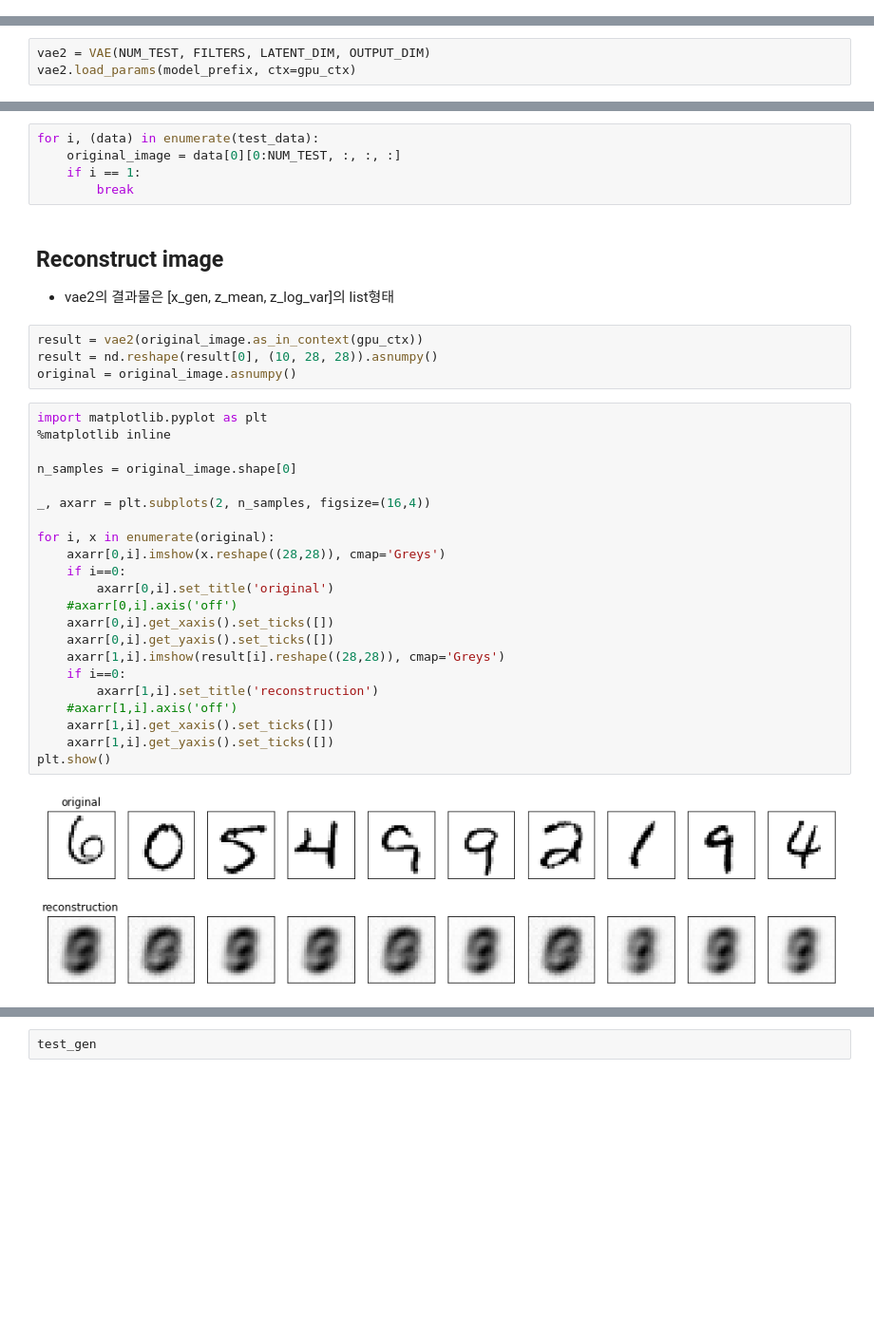
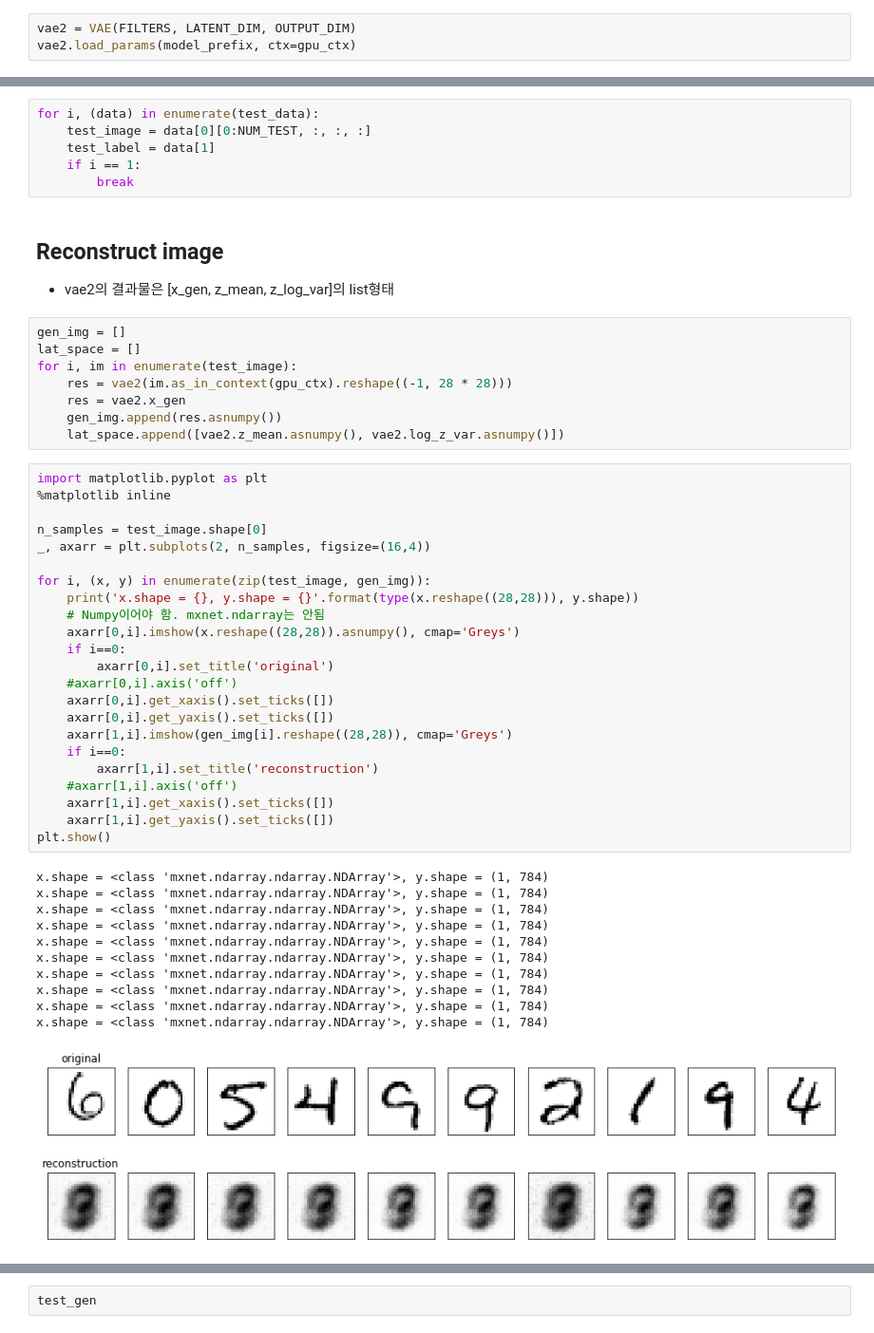
Before and after one commit to ski-net/dl_study_with_gluon, a Jupyter notebook: VAE/notebooks/VAE_using_MLP.ipynb, the cells around one changed output, grey strips where cells are left out. Shown: that part at 95% size. Saved outputs shown, nothing was run; the diff lists cells and outputs as text; blank space fills up the shorter version.

```diff
--- a/VAE/notebooks/VAE_using_MLP.ipynb
+++ b/VAE/notebooks/VAE_using_MLP.ipynb
@@ -253,3 +256,6 @@ vae.save_params(model_prefix)
 # Predict
 # %% [markdown]
 ## Load model
+# %%
+vae2 = VAE(FILTERS, LATENT_DIM, OUTPUT_DIM)
+vae2.load_params(model_prefix, ctx=gpu_ctx)
@@ -256,5 +271,2 @@ vae.save_params(model_prefix)
 # %%
 NUM_TEST = 10
-# %%
-vae2 = VAE(NUM_TEST, FILTERS, LATENT_DIM, OUTPUT_DIM)
-vae2.load_params(model_prefix, ctx=gpu_ctx)
@@ -279,39 +273,55 @@ Loading BokehJS ...
 # %%
 for i, (data) in enumerate(test_data):
-    original_image = data[0][0:NUM_TEST, :, :, :]
+    test_image = data[0][0:NUM_TEST, :, :, :]
+    test_label = data[1]
     if i == 1:
         break
 # %% [markdown]
 ## Reconstruct image
   * vae2의 결과물은 [x_gen, z_mean, z_log_var]의 list형태
-# %%
-result = vae2(original_image.as_in_context(gpu_ctx))
-result = nd.reshape(result[0], (10, 28, 28)).asnumpy()
-original = original_image.asnumpy()
+# %%
+gen_img = []
+lat_space = []
+for i, im in enumerate(test_image):
+    res = vae2(im.as_in_context(gpu_ctx).reshape((-1, 28 * 28)))
+    res = vae2.x_gen
+    gen_img.append(res.asnumpy())
+    lat_space.append([vae2.z_mean.asnumpy(), vae2.log_z_var.asnumpy()])
 # %%
 import matplotlib.pyplot as plt
 %matplotlib inline
 
-n_samples = original_image.shape[0]
-
+n_samples = test_image.shape[0]
 _, axarr = plt.subplots(2, n_samples, figsize=(16,4))
 
-for i, x in enumerate(original):
-    axarr[0,i].imshow(x.reshape((28,28)), cmap='Greys')
+for i, (x, y) in enumerate(zip(test_image, gen_img)):
+    print('x.shape = {}, y.shape = {}'.format(type(x.reshape((28,28))), y.shape))
+    # Numpy이어야 함. mxnet.ndarray는 안됨
+    axarr[0,i].imshow(x.reshape((28,28)).asnumpy(), cmap='Greys')
     if i==0:
         axarr[0,i].set_title('original')
     #axarr[0,i].axis('off')
     axarr[0,i].get_xaxis().set_ticks([])
     axarr[0,i].get_yaxis().set_ticks([])
-    axarr[1,i].imshow(result[i].reshape((28,28)), cmap='Greys')
+    axarr[1,i].imshow(gen_img[i].reshape((28,28)), cmap='Greys')
     if i==0:
         axarr[1,i].set_title('reconstruction')
     #axarr[1,i].axis('off')
     axarr[1,i].get_xaxis().set_ticks([])
     axarr[1,i].get_yaxis().set_ticks([])
 plt.show()
 # %% [output]
+x.shape = <class 'mxnet.ndarray.ndarray.NDArray'>, y.shape = (1, 784)
+x.shape = <class 'mxnet.ndarray.ndarray.NDArray'>, y.shape = (1, 784)
+x.shape = <class 'mxnet.ndarray.ndarray.NDArray'>, y.shape = (1, 784)
+x.shape = <class 'mxnet.ndarray.ndarray.NDArray'>, y.shape = (1, 784)
+x.shape = <class 'mxnet.ndarray.ndarray.NDArray'>, y.shape = (1, 784)
+x.shape = <class 'mxnet.ndarray.ndarray.NDArray'>, y.shape = (1, 784)
+x.shape = <class 'mxnet.ndarray.ndarray.NDArray'>, y.shape = (1, 784)
+x.shape = <class 'mxnet.ndarray.ndarray.NDArray'>, y.shape = (1, 784)
+x.shape = <class 'mxnet.ndarray.ndarray.NDArray'>, y.shape = (1, 784)
+x.shape = <class 'mxnet.ndarray.ndarray.NDArray'>, y.shape = (1, 784)
-[figure, old version]
+[figure, new version]
 # %%
 import matplotlib.pyplot as plt
 %matplotlib inline
```
Also changed, not shown: parts of 17 cells of this notebook, 3 other files.
